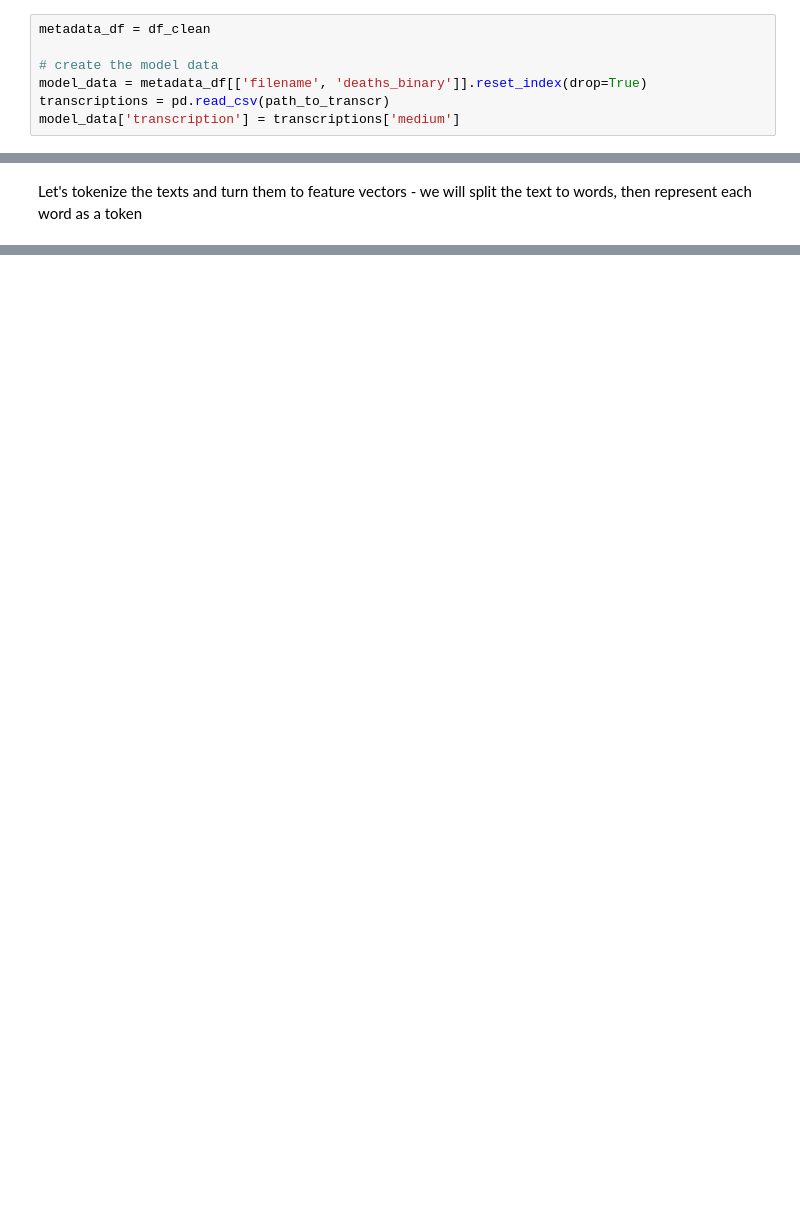
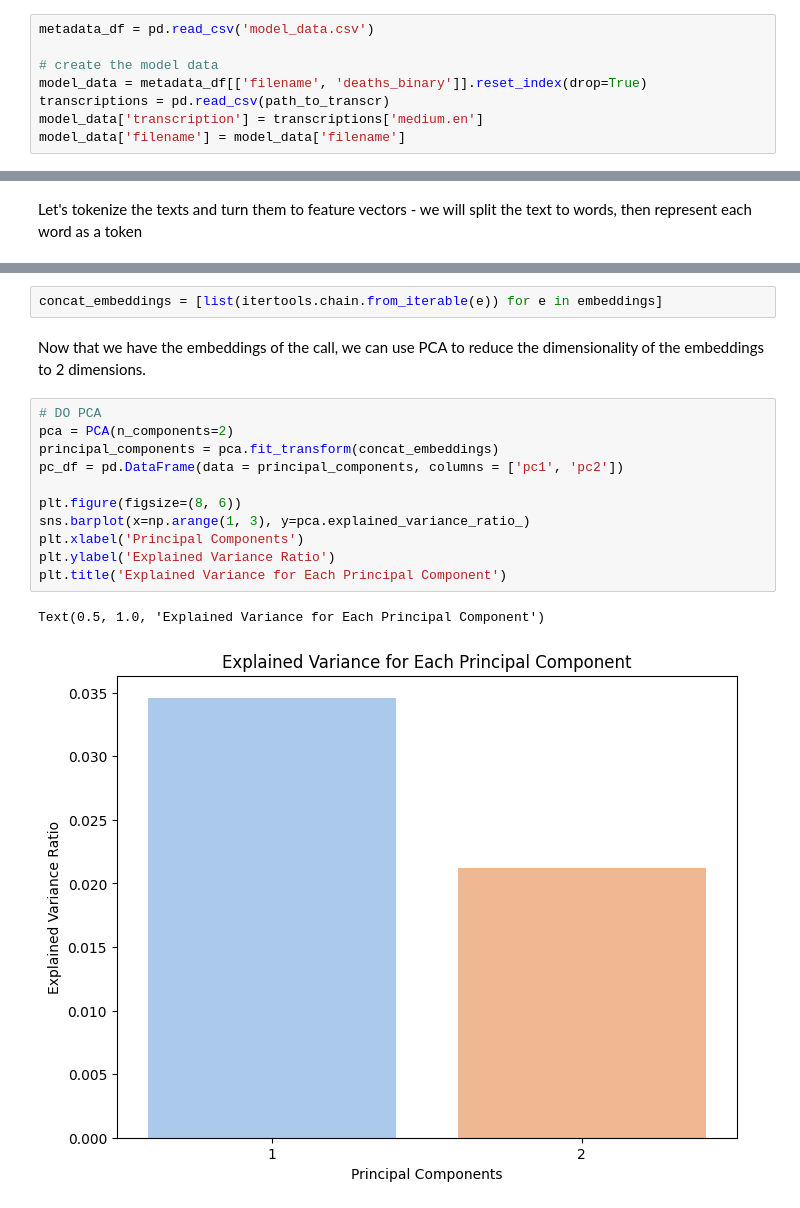
Before and after one commit to ramwtz/data-science-project, a Jupyter notebook: 911_project.ipynb, the cells around one changed output, grey strips where cells are left out. Saved outputs shown, nothing was run; the diff lists cells and outputs as text; blank space fills up the shorter version.

```diff
--- a/911_project.ipynb
+++ b/911_project.ipynb
@@ -1648,12 +1689,13 @@ pd.options.mode.chained_assignment = None  # default='warn'
 # %% [markdown]
 Now, let's take our transcriptions, and use them to train a model, that will be able to predict whether the caller is in danger in real time.
 # %%
-metadata_df = df_clean
+metadata_df = pd.read_csv('model_data.csv')
 
 # create the model data
 model_data = metadata_df[['filename', 'deaths_binary']].reset_index(drop=True)
 transcriptions = pd.read_csv(path_to_transcr)
-model_data['transcription'] = transcriptions['medium']
+model_data['transcription'] = transcriptions['medium.en']
+model_data['filename'] = model_data['filename']
 # %%
 transcriptions['len'] = model_data['transcription'].apply(lambda x: len(str(x).split(' ')))
 print("mean length of sentence: " + str(transcriptions.len.mean()))
@@ -1818,0 +1737,18 @@ Test Accuracy: 0.5932203531265259
+# %%
+concat_embeddings = [list(itertools.chain.from_iterable(e)) for e in embeddings]
+# %% [markdown]
+Now that we have the embeddings of the call, we can use PCA to reduce the dimensionality of the embeddings to 2 dimensions.
+# %%
+# DO PCA
+pca = PCA(n_components=2)
+principal_components = pca.fit_transform(concat_embeddings)
+pc_df = pd.DataFrame(data = principal_components, columns = ['pc1', 'pc2'])
+
+plt.figure(figsize=(8, 6))
+sns.barplot(x=np.arange(1, 3), y=pca.explained_variance_ratio_)
+plt.xlabel('Principal Components')
+plt.ylabel('Explained Variance Ratio')
+plt.title('Explained Variance for Each Principal Component')
+# %% [output]
+Text(0.5, 1.0, 'Explained Variance for Each Principal Component')
+[figure, added]
```
Also changed, not shown: parts of 36 cells of this notebook.
